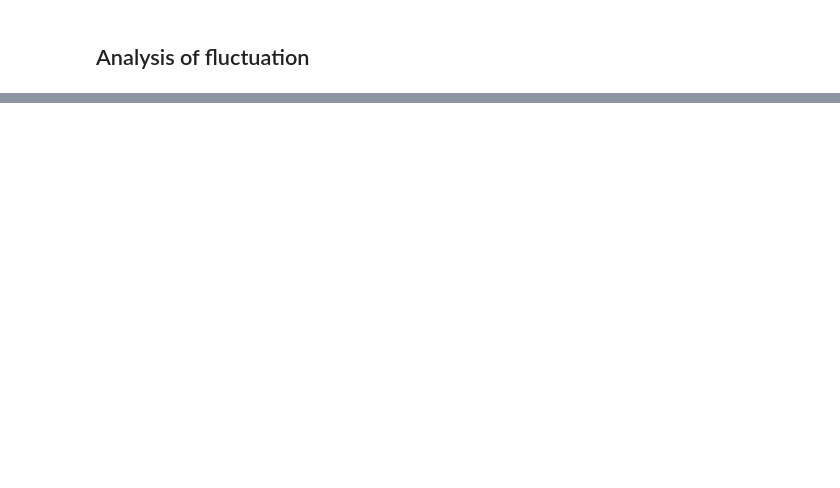
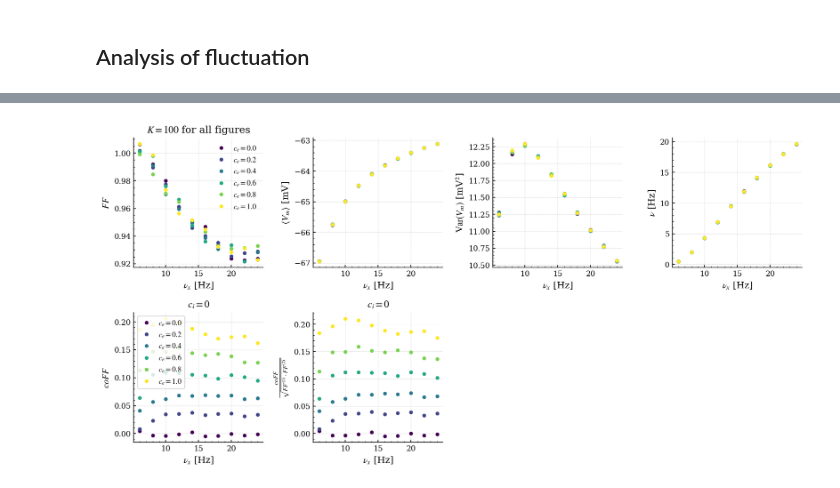
Before and after one commit to yuesha-yc/Conductance-Neurons, a Jupyter notebook: python_analysis/2025_10_30/plot.ipynb, the cells around one changed output, grey strips where cells are left out. Drawn from its saved outputs; the diff is of its cells as text; code cells hidden in the pictures; blank space fills up the shorter version.

```diff
--- a/python_analysis/2025_10_30/plot.ipynb
+++ b/python_analysis/2025_10_30/plot.ipynb
@@ -1348,0 +1528,19 @@ plt.show()
+# %%
+trials = collect_data("../../outputs/conductance/double_lif/synaptic_decay/share_E_with_SR/20251031-135254-lfG7akMC")
+
+c_e, c_i = 1.0, 0.0
+
+rows = []
+for params, results in trials:
+    row = {}
+    if params["c_e"] == c_e and params["c_i"] == c_i:
+        row.update(params)
+        for k, v in results.items():
+            if np.ndim(v) == 0 or (isinstance(v, np.ndarray) and v.size == 1):
+                row[k] = float(np.ravel(v)[0])
+            elif (isinstance(v, np.ndarray) and v.size == 2):
+                row[k+"_1"] = float(v[0])
+                row[k+"_2"] = float(v[1])
+        rows.append(row)
+df = pd.DataFrame(rows)
+df = df.sort_values(by="nu_x")
@@ -1348,0 +1738,61 @@ plt.show()
+# %%
+# the same plot, but now each figure contains curves for different c_e values as labels
+set_style()
+fig = plt.figure(figsize=(12, 6))
+gs = GridSpec(2, 4, figure=fig)
+
+# marginal statistics, E shared with spike
+ax = fig.add_subplot(gs[0, 0])
+for c_e_value in c_e:
+    color = plt.cm.viridis(c_e_value)
+    df_subset = df_E_shared_with_spike[df_E_shared_with_spike["c_e"] == c_e_value]
+    ax.plot(df_subset["nu_x"], df_subset["fano_factor_1"], 'o', label=rf"$c_e={c_e_value}$", color=color)
+ax.set_xlabel(r"$\nu_x$ [Hz]")
+ax.set_ylabel(r"$FF$")
+ax.set_title(rf"$K={K}$ for all figures", fontsize=12)
+ax.legend(frameon=False)
+
+ax = fig.add_subplot(gs[0, 1])
+for c_e_value in c_e:
+    color = plt.cm.viridis(c_e_value)
+    df_subset = df_E_shared_with_spike[df_E_shared_with_spike["c_e"] == c_e_value]
+    ax.plot(df_subset["nu_x"], df_subset["mean_V_1"], 'o', label=rf"$c_e={c_e_value}$", color=color)
+ax.set_xlabel(r"$\nu_x$ [Hz]")
+ax.set_ylabel(r"$\langle V_m \rangle$ [mV]")
+
+ax = fig.add_subplot(gs[0, 2])
+for c_e_value in c_e:
+    color = plt.cm.viridis(c_e_value)
+    df_subset = df_E_shared_with_spike[df_E_shared_with_spike["c_e"] == c_e_value]
+    ax.plot(df_subset["nu_x"], df_subset["var_V_1"], 'o', label=rf"$c_e={c_e_value}$", color=color)
+ax.set_xlabel(r"$\nu_x$ [Hz]")
+ax.set_ylabel(r"$\mathrm{Var}(V_m)$ [mV$^2$]")
+
+ax = fig.add_subplot(gs[0, 3])
+for c_e_value in c_e:
+    color = plt.cm.viridis(c_e_value)
+    df_subset = df_E_shared_with_spike[df_E_shared_with_spike["c_e"] == c_e_value]
+    ax.plot(df_subset["nu_x"], df_subset["nu_1"], 'o', label=rf"$c_e={c_e_value}$", color=color)
+ax.set_xlabel(r"$\nu_x$ [Hz]")
+ax.set_ylabel(r"$\nu$ [Hz]")
+
+# joint staitistics, E shared with spike
+ax = fig.add_subplot(gs[1, 0])
+for c_e_value in c_e:
+    color = plt.cm.viridis(c_e_value)
+    df_subset = df_E_shared_with_spike[df_E_shared_with_spike["c_e"] == c_e_value]
+    ax.plot(df_subset["nu_x"], df_subset["co_fano_factor"], 'o', label=rf"$c_e={c_e_value}$", color=color)
+ax.set_xlabel(r"$\nu_x$ [Hz]")
+ax.set_ylabel(r"$coFF$")
+ax.set_title(rf"$c_i={0}$", fontsize=12)
+ax.legend(frameon=True)
+
+ax = fig.add_subplot(gs[1, 1])
+for c_e_value in c_e:
+    color = plt.cm.viridis(c_e_value)
+    df_subset = df_E_shared_with_spike[df_E_shared_with_spike["c_e"] == c_e_value]
+    ax.plot(df_subset["nu_x"], df_subset["co_fano_factor"] / np.sqrt(df_subset["fano_factor_1"] * df_subset["fano_factor_2"]), 'o', label=rf"$c_e={c_e_value}$", color=color)
+ax.set_xlabel(r"$\nu_x$ [Hz]")
+ax.set_ylabel(r"$\frac{coFF}{\sqrt{FF^{(1)} \cdot FF^{(2)}}}$")
+ax.set_title(rf"$c_i={0}$", fontsize=12)
+# %% [output]
@@ -1348,0 +1800 @@ plt.show()
+[figure, added]
```
Also changed, not shown: parts of 19 cells of this notebook, 16 other files.
